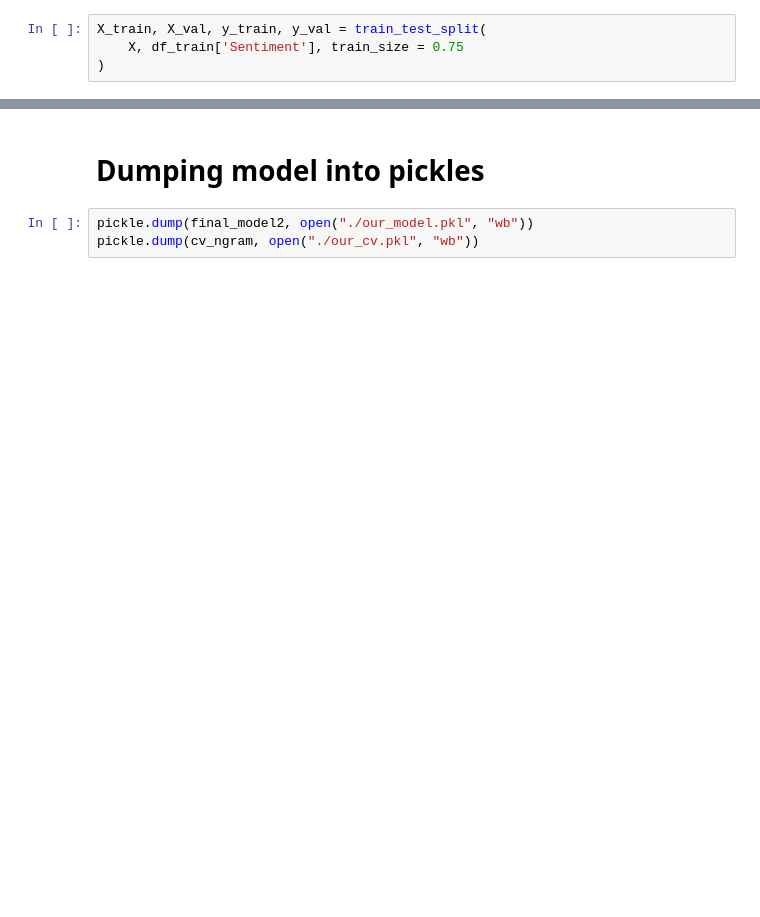
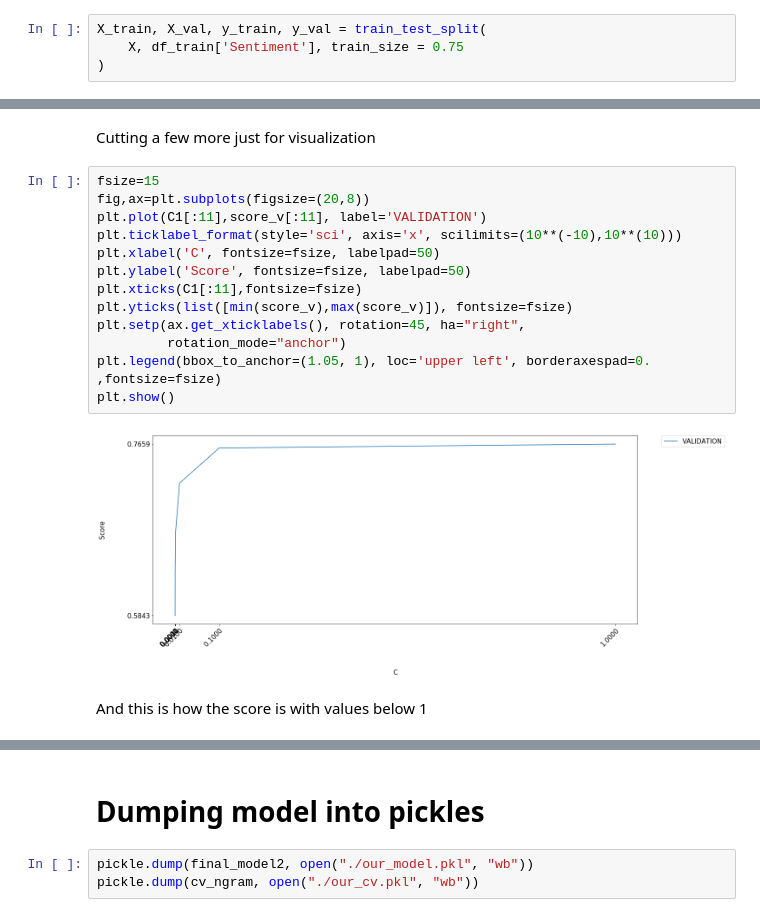
Before and after one commit to Nithope/NLP-Analise-sentimentos-PT, a Jupyter notebook: Analise de sentimentos.ipynb, the cells around one changed output, grey strips where cells are left out. Cells and saved outputs as stored; diff of their text form; blank space fills up the shorter version.

```diff
--- a/Analise de sentimentos.ipynb
+++ b/Analise de sentimentos.ipynb
@@ -45,0 +120,19 @@ X_train, X_val, y_train, y_val = train_test_split(
+# %% [markdown]
+Cutting a few more just for visualization
+# %%
+fsize=15
+fig,ax=plt.subplots(figsize=(20,8))
+plt.plot(C1[:11],score_v[:11], label='VALIDATION')
+plt.ticklabel_format(style='sci', axis='x', scilimits=(10**(-10),10**(10)))
+plt.xlabel('C', fontsize=fsize, labelpad=50)
+plt.ylabel('Score', fontsize=fsize, labelpad=50)
+plt.xticks(C1[:11],fontsize=fsize)
+plt.yticks(list([min(score_v),max(score_v)]), fontsize=fsize)
+plt.setp(ax.get_xticklabels(), rotation=45, ha="right",
+         rotation_mode="anchor")
+plt.legend(bbox_to_anchor=(1.05, 1), loc='upper left', borderaxespad=0. ,fontsize=fsize)
+plt.show()
+# %% [output]
+[figure, added]
+# %% [markdown]
+And this is how the score is with values below 1
```
Also changed, not shown: parts of 74 cells of this notebook, 5 other files.
